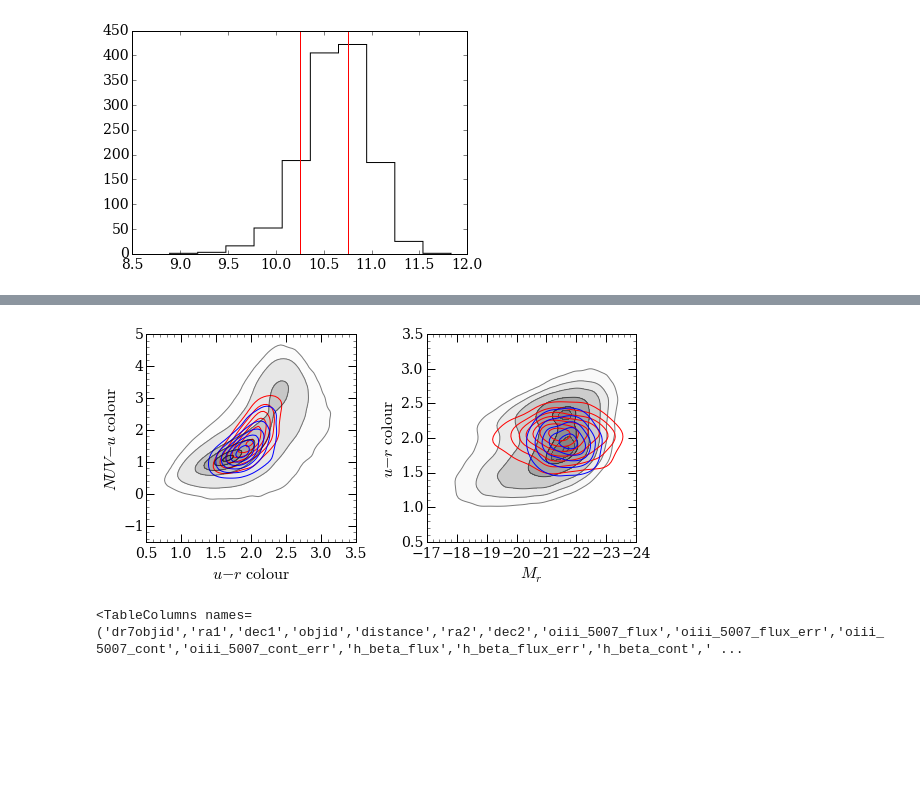
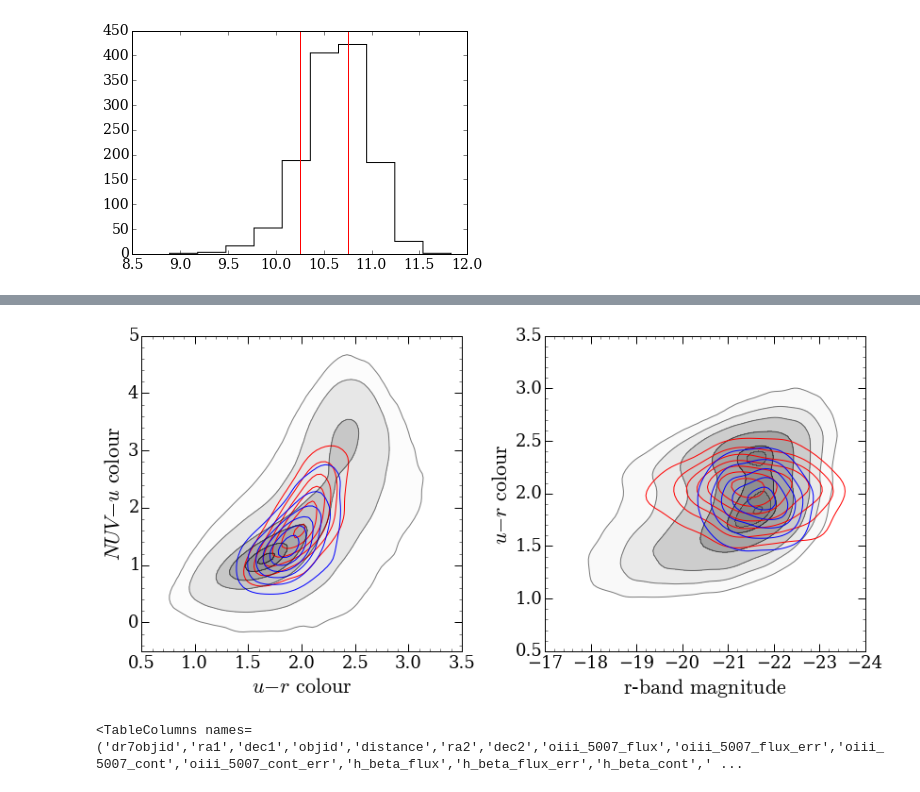
Before and after one commit to rjsmethurst/gv_followup, a Jupyter notebook: bpt/bpt_diagram.ipynb, the cells around one changed output, grey strips where cells are left out. Saved outputs shown, nothing was run; the diff lists cells and outputs as text; code cells hidden in the pictures; blank space fills up the shorter version.

```diff
--- a/bpt/bpt_diagram.ipynb
+++ b/bpt/bpt_diagram.ipynb
@@ -319,38 +377,38 @@ C_dash = 2.06 - 0.244*N.tanh((Mr + 20.07)/1.09)
 lower = C_dash - 0.128
 upper = C_dash + 0.128
 # %%
-P.figure(figsize=(8,4))
+P.figure(figsize=(12,6))
 ax1 = P.subplot(121)
 ax1.contour(X,Y, kernel_agn_s, colors='r')
 ax1.contour(X,Y, kernel_agn_d, colors='b')
 ax1.contour(X,Y, kernel, colors='k', levels=[0.01, 0.05, 0.3, 0.5, 0.7, 0.8], alpha=0.5)
 ax1.contourf(X,Y, kernel, cmap=P.cm.binary, levels=[0.01, 0.05, 0.3, 0.5, 0.7, 0.8, 0.9], alpha=0.5)
-ax1.set_xlabel(r'$u-r$ $\rm{colour}$', fontsize=16)
-ax1.set_ylabel(r'$NUV -u$ $\rm{colour}$', fontsize=16)
-ax1.set_ylim(-1.5,5)
+ax1.set_xlabel(r'$u-r$ $\rm{colour}$', fontsize=22)
+ax1.set_ylabel(r'$NUV -u$ $\rm{colour}$', fontsize=22)
+ax1.set_ylim(-0.5,5)
 ax1.set_xlim(0.5, 3.5)
 ax1.minorticks_on()
 ax1.tick_params('both', which='major', length=8, width=1)
 ax1.tick_params('both', which='minor', length=3, width=0.5)
 ax2 = P.subplot(122)
 #ax2.contour(Xs[:-1], Ys[:-1], H.T, origin='lower', colors='k')
 ax2.contour(X2,Y2, kernel2, colors='k', levels=[0.02, 0.05, 0.1, 0.2, 0.3, 0.34], alpha=0.5)
 ax2.contourf(X2,Y2, kernel2, cmap=P.cm.binary, levels=[0.02, 0.05, 0.1, 0.2, 0.3, 0.32, 0.35], alpha=0.5)
 ax2.contour(X2,Y2, kernel_agn2_s, colors='r')
 ax2.contour(X2,Y2, kernel_agn2_d, colors='b')
 # ax2.plot(Mr, upper, c='g', linestyle='dotted')
 # ax2.plot(Mr, lower, c='g', linestyle='dotted')
-ax2.set_xlabel(r'$M_r$', fontsize=16)
-ax2.set_ylabel(r'$u-r$ $\rm{colour}$', fontsize=16)
+ax2.set_xlabel(r'$\rm{r}$-$\rm{band}$ $\rm{magnitude}$', fontsize=22)
+ax2.set_ylabel(r'$u-r$ $\rm{colour}$', fontsize=22)
 ax2.set_ylim(0.5, 3.5)
 ax2.set_xlim(-17, -24)
 ax2.minorticks_on()
 ax2.tick_params('both', which='major', length=8, width=1)
 ax2.tick_params('both', which='minor', length=3, width=0.5)
 P.tight_layout()
-P.savefig('colour_colour_mag_comparison_agn_inactive_hard_cut.png', facecolor='None', edgecolor='None')
+P.savefig('colour_colour_mag_comparison_agn_inactive_hard_cut.pdf', facecolor='None', edgecolor='None')
 # %% [output]
-[figure, old version]
+[figure, new version]
 # %%
 oh = Table.read('type1_agn_with_SNR_gtr_3_bpt.fits', format='fits')
 # %%
```
Also changed, not shown: parts of 20 cells of this notebook, 2 other files.
